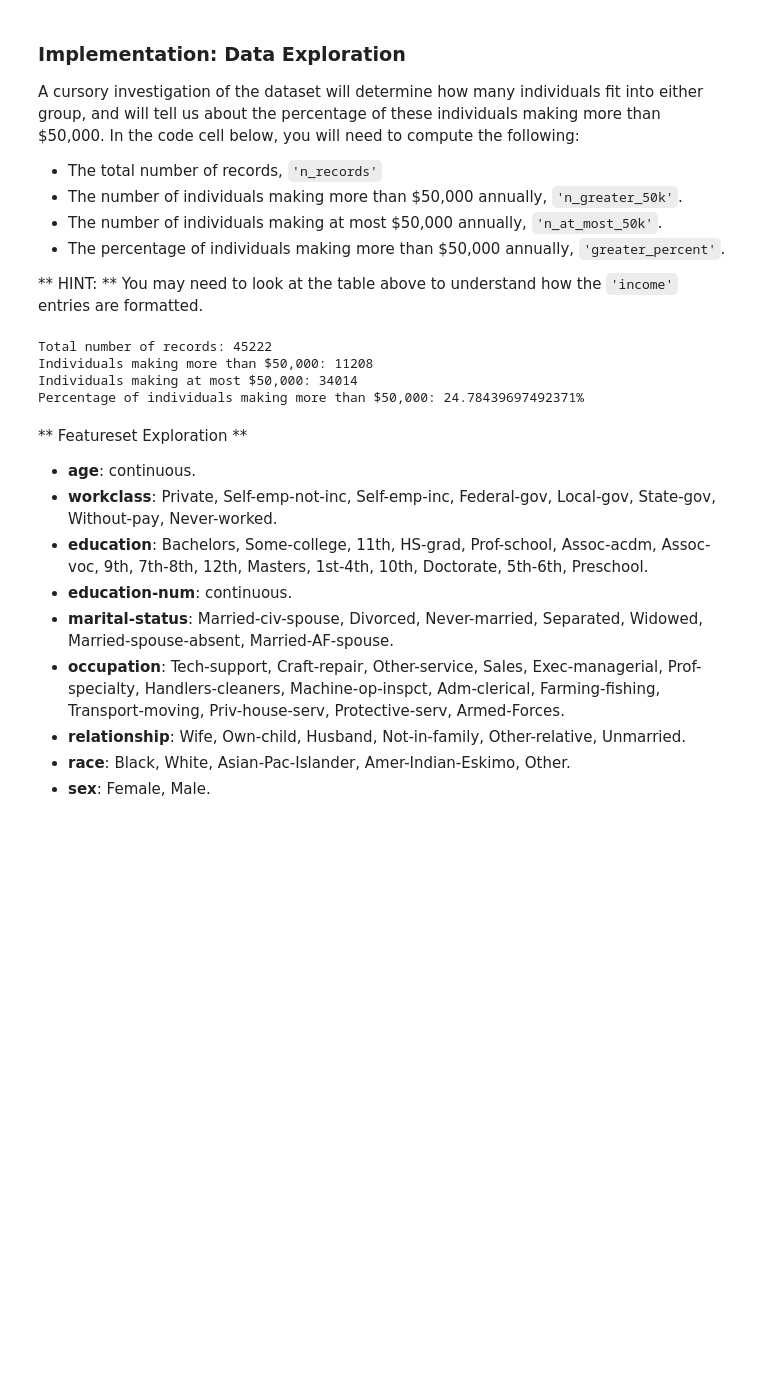
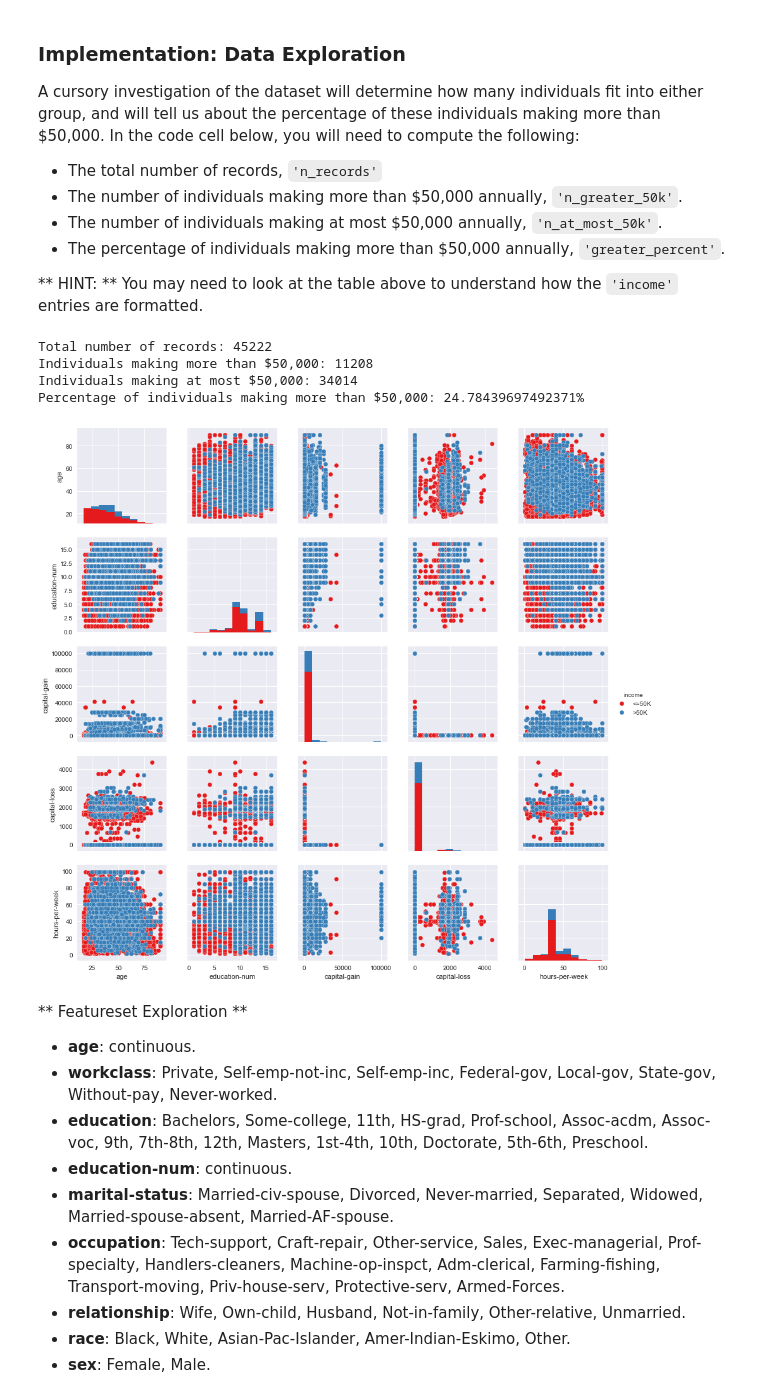
Before and after one commit to rodrigo-fagundes/uda_mlengineer, a Jupyter notebook: projects/finding_donors/finding_donors.ipynb, the cells around one changed output. Drawn from its saved outputs; the diff is of its cells as text; code cells hidden in the pictures; blank space fills up the shorter version.

```diff
--- a/projects/finding_donors/finding_donors.ipynb
+++ b/projects/finding_donors/finding_donors.ipynb
@@ -58,28 +58,34 @@ A cursory investigation of the dataset will determine how many individuals fit i
 
 ** HINT: ** You may need to look at the table above to understand how the `'income'` entries are formatted.
 # %%
+import seaborn as sns
+
+data.describe()
+sns.pairplot(data, palette="Set1", hue='income')
+
 # TODO: Total number of records
 n_records = len(data.index)
 
 # TODO: Number of records where individual's income is more than $50,000
 n_greater_50k = len(data.loc[data.income == '>50K'].index)
 
 # TODO: Number of records where individual's income is at most $50,000
 n_at_most_50k = len(data.loc[data.income == '<=50K'].index)
 
 # TODO: Percentage of individuals whose income is more than $50,000
 greater_percent = n_greater_50k / n_records * 100
 
 # Print the results
 print("Total number of records: {}".format(n_records))
 print("Individuals making more than $50,000: {}".format(n_greater_50k))
 print("Individuals making at most $50,000: {}".format(n_at_most_50k))
 print("Percentage of individuals making more than $50,000: {}%".format(greater_percent))
 # %% [output]
 Total number of records: 45222
 Individuals making more than $50,000: 11208
 Individuals making at most $50,000: 34014
 Percentage of individuals making more than $50,000: 24.78439697492371%
+[figure, added]
 # %% [markdown]
 ** Featureset Exploration **
 
```
Also changed, not shown: parts of 9 cells of this notebook, 1 other file.
